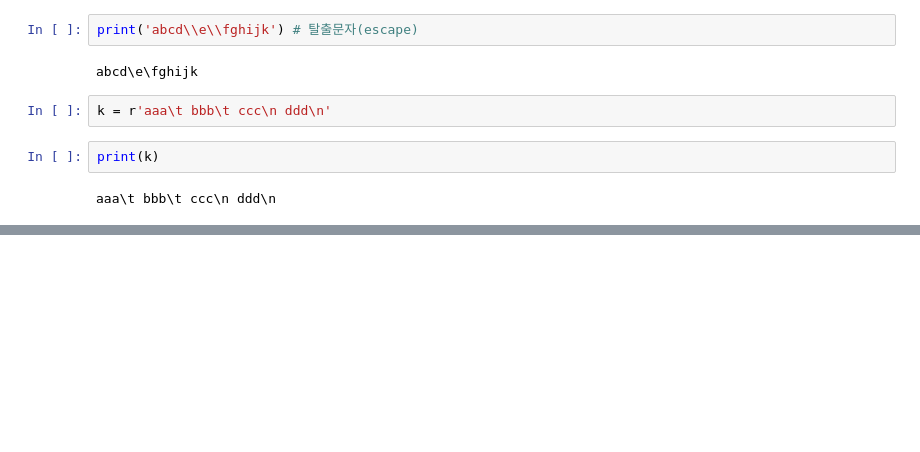
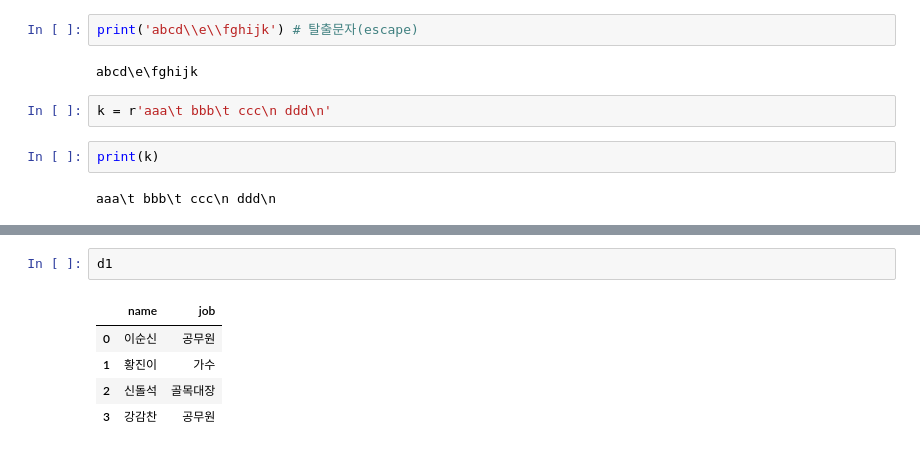
Before and after one commit to leesangh92/pandas, a Jupyter notebook: python_for_data_analysis.ipynb, the cells around one changed output, grey strips where cells are left out. Drawn from its saved outputs; the diff is of its cells as text; blank space fills up the shorter version.

```diff
--- a/python_for_data_analysis.ipynb
+++ b/python_for_data_analysis.ipynb
@@ -82,0 +109,8 @@ aaa\t bbb\t ccc\n ddd\n
+# %%
+d1
+# %% [output]
+|  | name | job |
+| 0 | 이순신 | 공무원 |
+| 1 | 황진이 | 가수 |
+| 2 | 신돌석 | 골목대장 |
+| 3 | 강감찬 | 공무원 |
```
Also changed, not shown: parts of 7 cells of this notebook.
